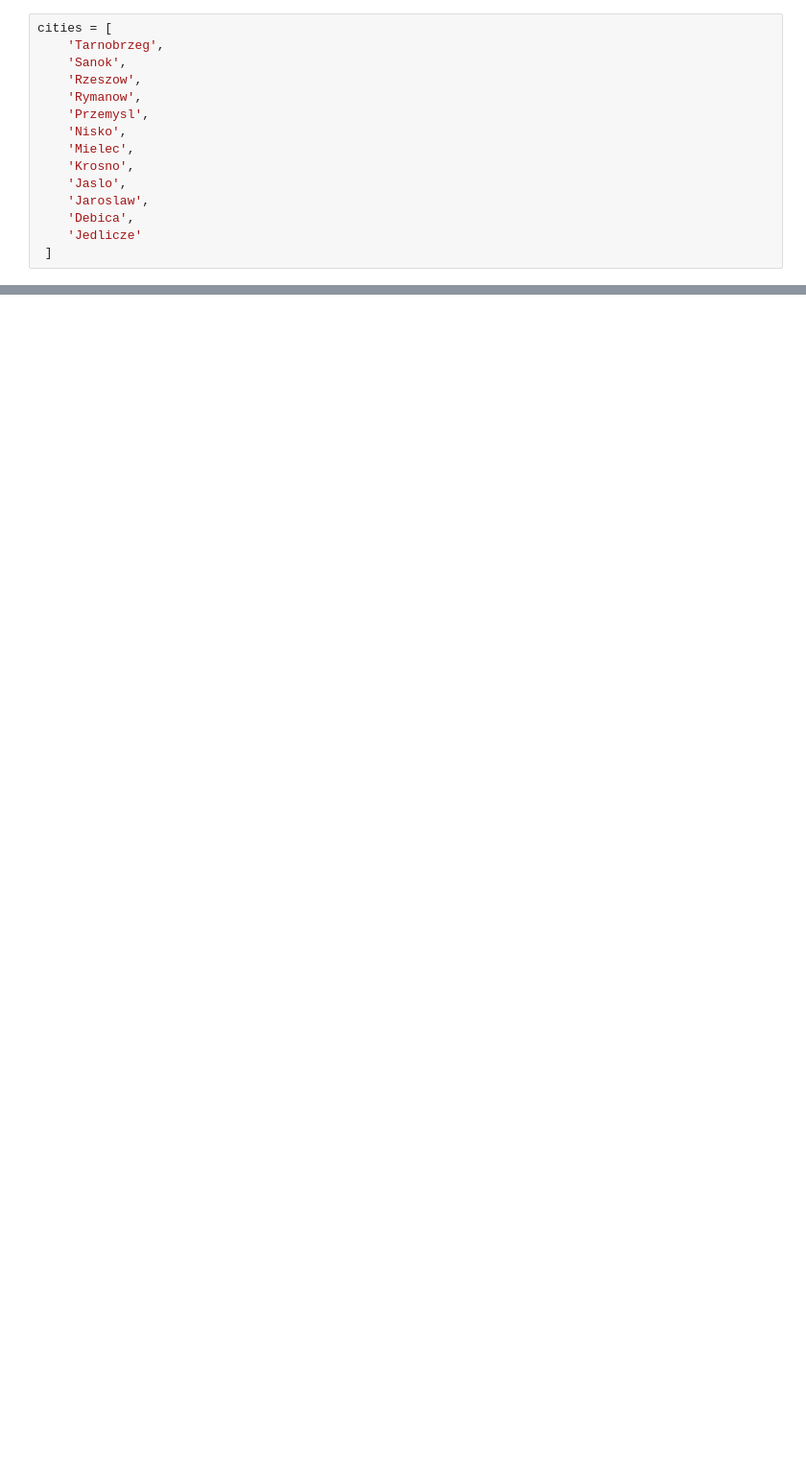
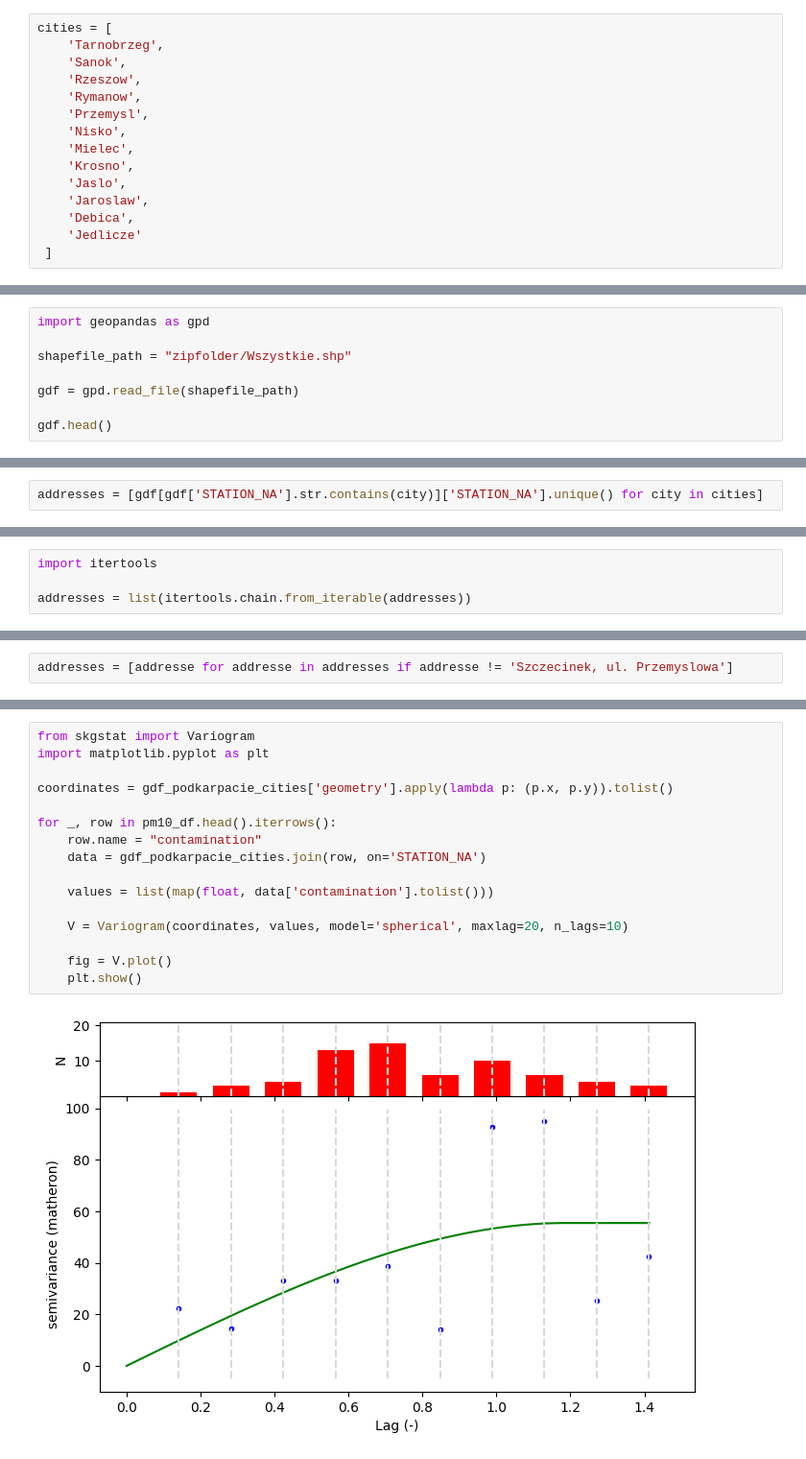
Before and after one commit to owczr/procesy-stochastyczne, a Jupyter notebook: projekt1/pm10_simulations.ipynb, the cells around one changed output, grey strips where cells are left out. Shown: that part at 96% size. Saved outputs shown, nothing was run; the diff lists cells and outputs as text; blank space fills up the shorter version.

Commit message:
Add finished pm10 simulations, and sample data

```diff
--- a/projekt1/pm10_simulations.ipynb
+++ b/projekt1/pm10_simulations.ipynb
@@ -403,0 +88,8 @@ plt.plot(gdf_podkarpacie_cities['geometry'].x, gdf_podkarpacie_cities['geometry'
+# %%
+import geopandas as gpd
+
+shapefile_path = "zipfolder/Wszystkie.shp"
+
+gdf = gpd.read_file(shapefile_path)
+
+gdf.head()
@@ -403,0 +142,2 @@ plt.plot(gdf_podkarpacie_cities['geometry'].x, gdf_podkarpacie_cities['geometry'
+# %%
+addresses = [gdf[gdf['STATION_NA'].str.contains(city)]['STATION_NA'].unique() for city in cities]
@@ -403,0 +146,4 @@ plt.plot(gdf_podkarpacie_cities['geometry'].x, gdf_podkarpacie_cities['geometry'
+# %%
+import itertools
+
+addresses = list(itertools.chain.from_iterable(addresses))
@@ -403,0 +152,2 @@ plt.plot(gdf_podkarpacie_cities['geometry'].x, gdf_podkarpacie_cities['geometry'
+# %%
+addresses = [addresse for addresse in addresses if addresse != 'Szczecinek, ul. Przemyslowa']
@@ -403,0 +281,18 @@ plt.plot(gdf_podkarpacie_cities['geometry'].x, gdf_podkarpacie_cities['geometry'
+# %%
+from skgstat import Variogram
+import matplotlib.pyplot as plt
+
+coordinates = gdf_podkarpacie_cities['geometry'].apply(lambda p: (p.x, p.y)).tolist()
+
+for _, row in pm10_df.head().iterrows():
+    row.name = "contamination"
+    data = gdf_podkarpacie_cities.join(row, on='STATION_NA')
+
+    values = list(map(float, data['contamination'].tolist()))
+
+    V = Variogram(coordinates, values, model='spherical', maxlag=20, n_lags=10)
+
+    fig = V.plot()
+    plt.show()
+# %% [output]
+[figure, added]
```
Also changed, not shown: parts of 129 cells of this notebook, 1 other file.
